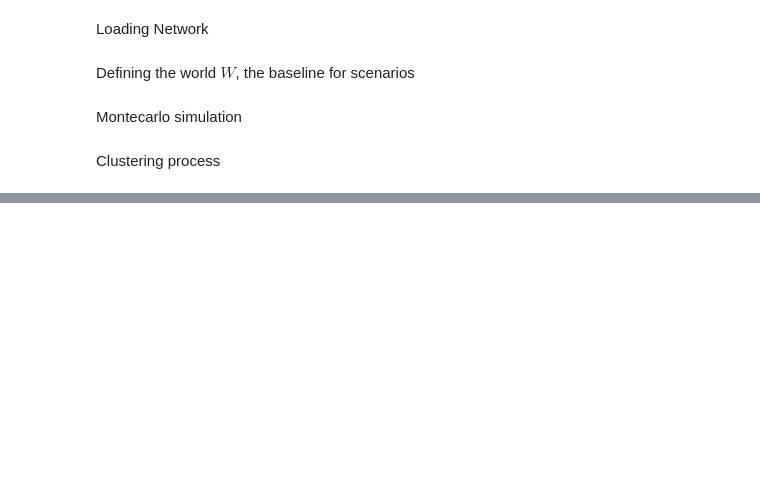
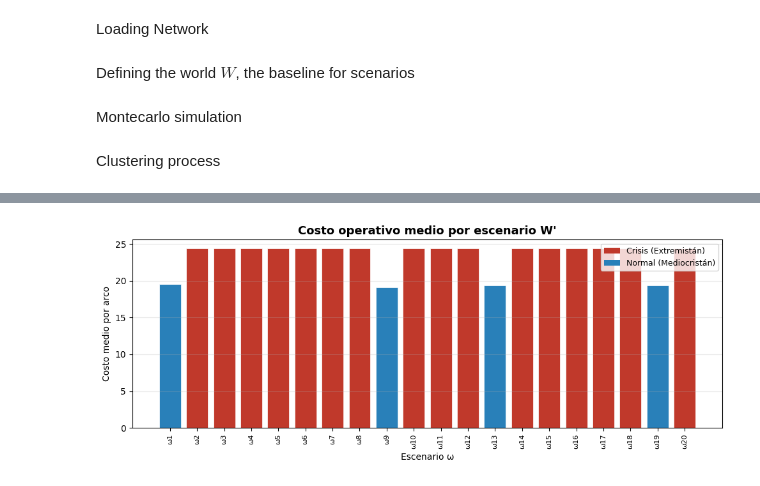
Before and after one commit to sofisacmu/obi_proyecto1, a Jupyter notebook: Escenarios/scenarios.ipynb, the cells around one changed output, grey strips where cells are left out. Cells and saved outputs as stored; diff of their text form; code cells hidden in the pictures; blank space fills up the shorter version.

```diff
--- a/Escenarios/scenarios.ipynb
+++ b/Escenarios/scenarios.ipynb
@@ -255,0 +341,16 @@ np.float64(1.0000000000000002)
+# %%
+# Costo operativo medio por escenario
+
+fig, ax = plt.subplots(figsize=(10, 4))
+
+ax.bar(labels, c_mean_sc, color=colors, edgecolor="white", linewidth=0.5)
+ax.set_title("Costo operativo medio por escenario W'", fontsize=13, fontweight="bold")
+ax.set_ylabel("Costo medio por arco")
+ax.set_xlabel("Escenario ω")
+ax.tick_params(axis="x", rotation=90, labelsize=8)
+ax.grid(axis="y", alpha=0.3)
+ax.legend(handles=legend_elements, fontsize=9)
+plt.tight_layout()
+plt.show()
+# %% [output]
+[figure, added]
```
Also changed, not shown: parts of 15 cells of this notebook.
